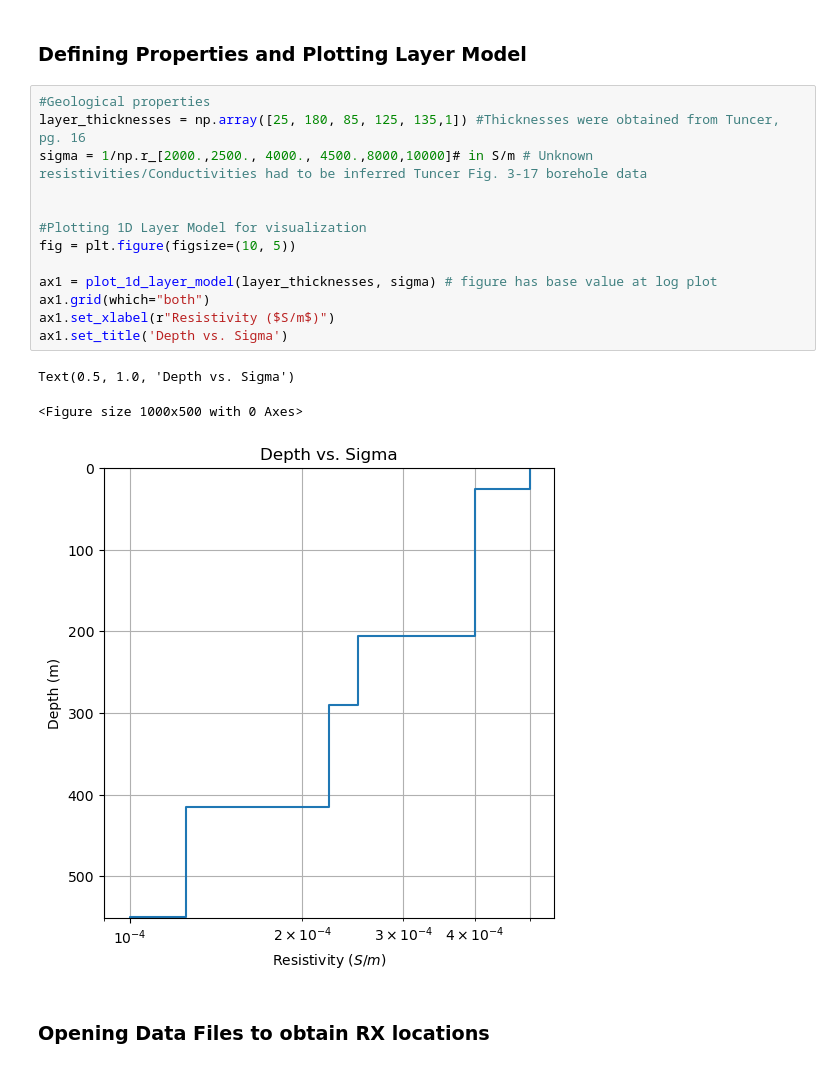
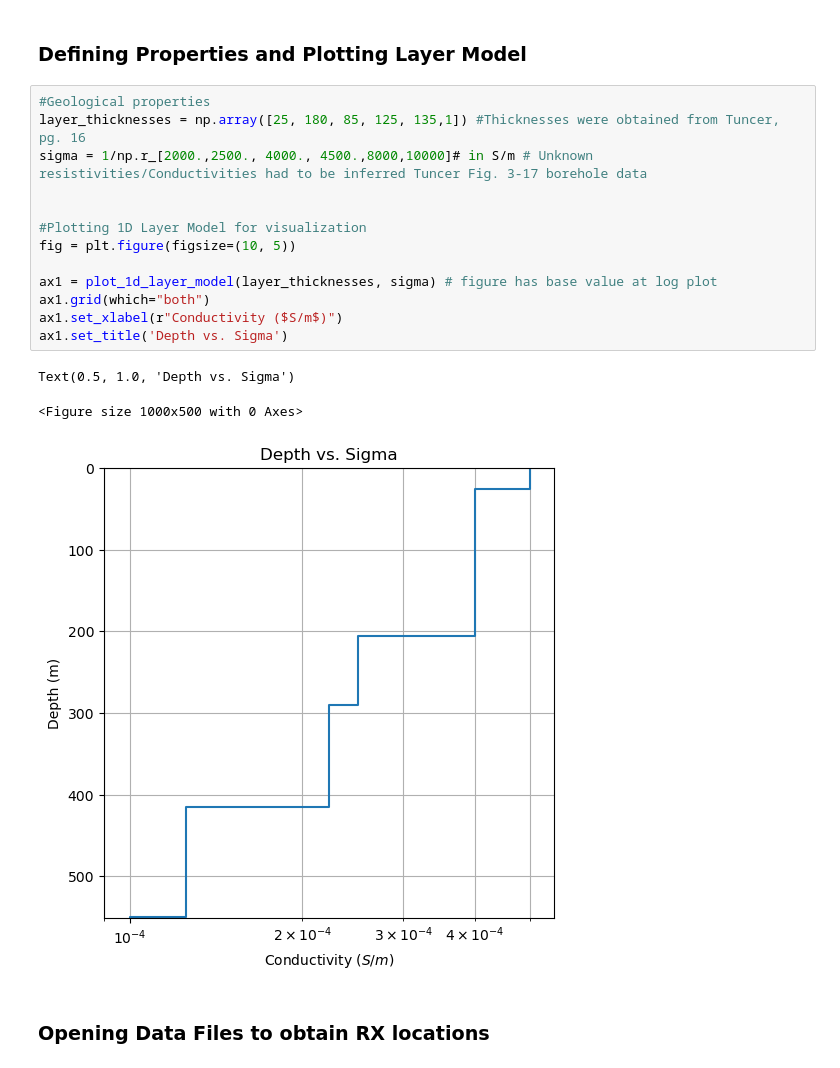
Before and after one commit to e-hdz130504/EOSC454-Inversion-Project-2026, a Jupyter notebook: FDEM_example.ipynb, the cells around one changed output. Saved outputs shown, nothing was run; the diff lists cells and outputs as text.

```diff
--- a/FDEM_example.ipynb
+++ b/FDEM_example.ipynb
@@ -36,20 +38,20 @@ from pymatsolver import Mumps
 # %%
 #Geological properties
 layer_thicknesses = np.array([25, 180, 85, 125, 135,1]) #Thicknesses were obtained from Tuncer, pg. 16
 sigma = 1/np.r_[2000.,2500., 4000., 4500.,8000,10000]# in S/m # Unknown resistivities/Conductivities had to be inferred Tuncer Fig. 3-17 borehole data
 
 
 #Plotting 1D Layer Model for visualization
 fig = plt.figure(figsize=(10, 5))
 
 ax1 = plot_1d_layer_model(layer_thicknesses, sigma) # figure has base value at log plot
 ax1.grid(which="both")
-ax1.set_xlabel(r"Resistivity ($S/m$)")
+ax1.set_xlabel(r"Conductivity ($S/m$)")
 ax1.set_title('Depth vs. Sigma')
 # %% [output]
 Text(0.5, 1.0, 'Depth vs. Sigma')
 <Figure size 1000x500 with 0 Axes>
-[figure, old version]
+[figure, new version]
 # %% [markdown]
 ### Opening Data Files to obtain RX locations
 # %%
```
Also changed, not shown: parts of 12 cells of this notebook, 2 other files.
